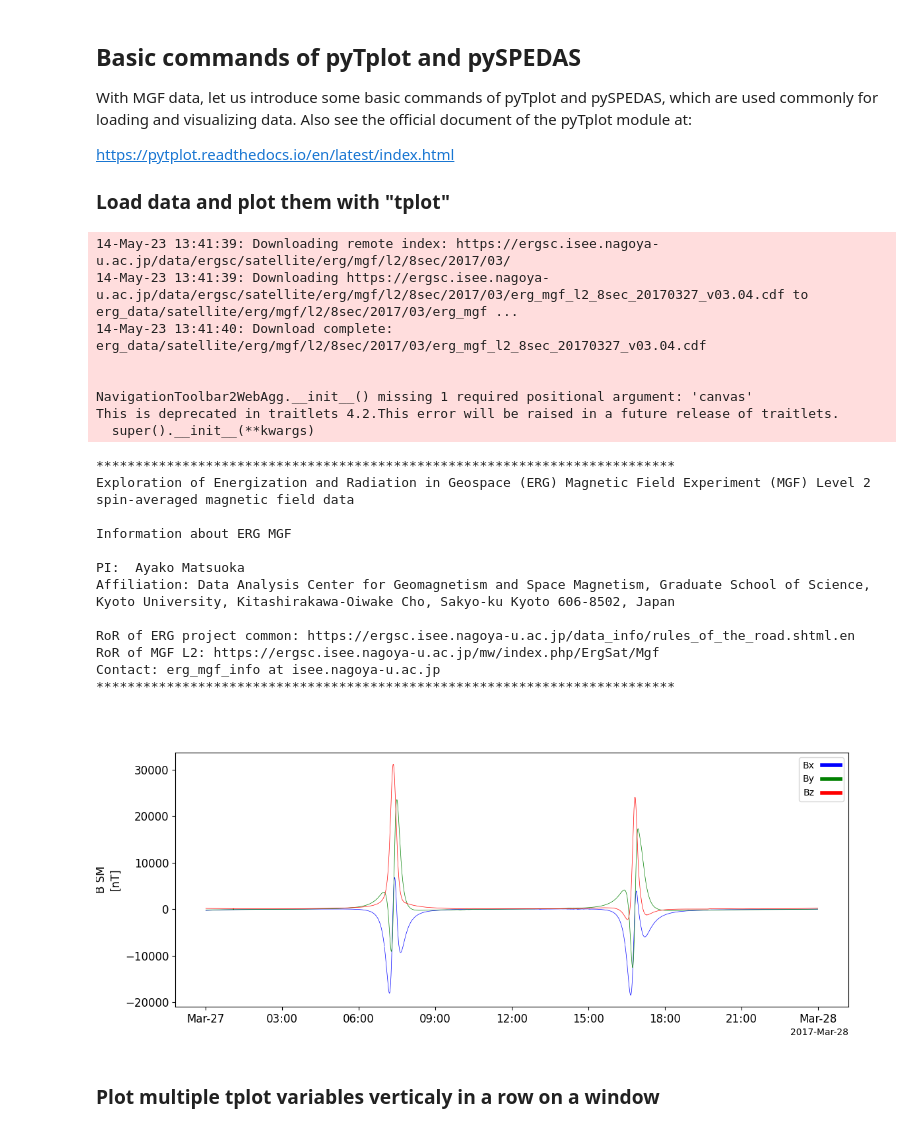
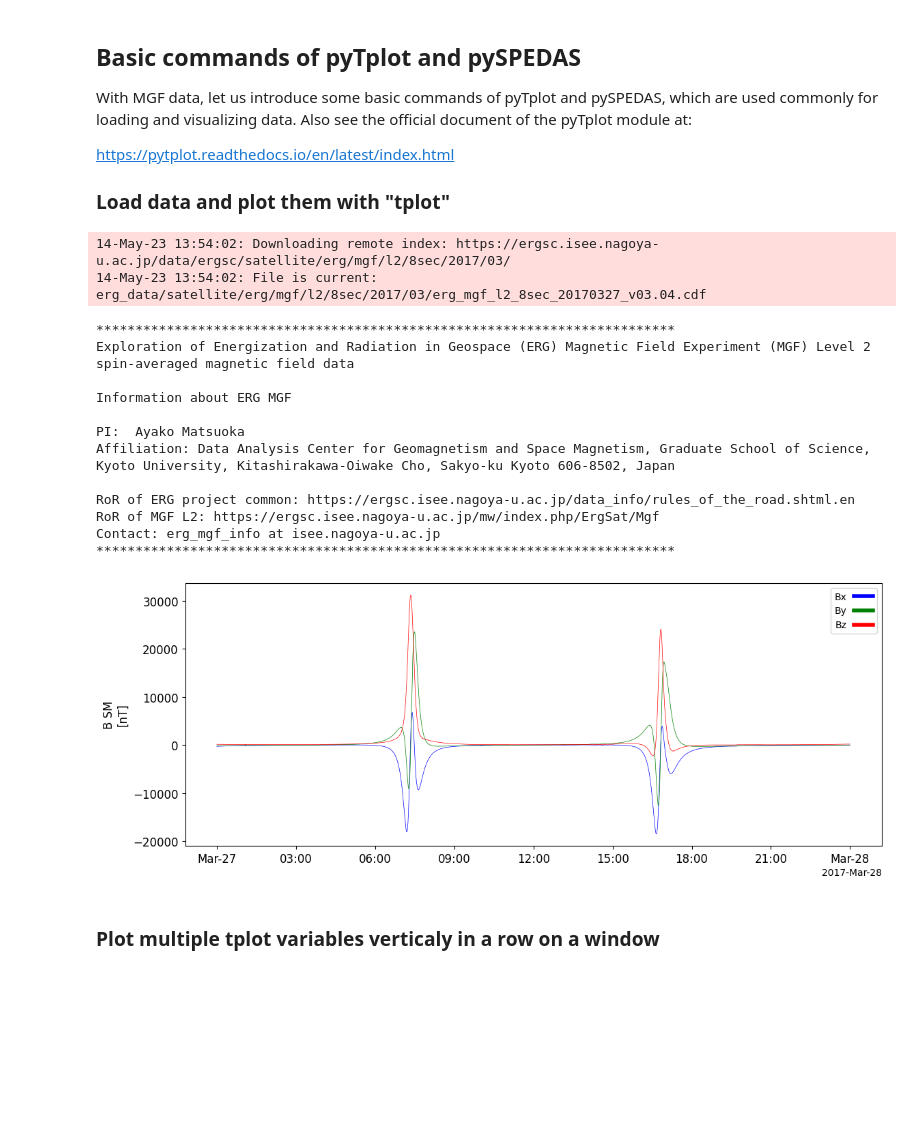
Before and after one commit to JackKTachi/duct_analysis, a Jupyter notebook: basic/Arase_data_examples.ipynb, the cells around one changed output. Cells and saved outputs as stored; diff of their text form; code cells hidden in the pictures; blank space fills up the shorter version.

```diff
--- a/basic/Arase_data_examples.ipynb
+++ b/basic/Arase_data_examples.ipynb
@@ -56,30 +56,24 @@ https://pytplot.readthedocs.io/en/latest/index.html
 # %%
 from pyspedas.erg import mgf
 tr=[ '2017-03-27', '2017-03-28' ]
 vars = mgf( trange=tr )  # load MGF Lv.2 8-s data for 0-24 UT on Mar. 27, 2017.
-tplot( 'erg_mgf_l2_mag_8sec_sm' )
+pytplot.tplot( 'erg_mgf_l2_mag_8sec_sm' )
 # %% [output]
-14-May-23 13:41:39: Downloading remote index: https://ergsc.isee.nagoya-u.ac.jp/data/ergsc/satellite/erg/mgf/l2/8sec/2017/03/
-14-May-23 13:41:39: Downloading https://ergsc.isee.nagoya-u.ac.jp/data/ergsc/satellite/erg/mgf/l2/8sec/2017/03/erg_mgf_l2_8sec_20170327_v03.04.cdf to erg_data/satellite/erg/mgf/l2/8sec/2017/03/erg_mgf ...
-14-May-23 13:41:40: Download complete: erg_data/satellite/erg/mgf/l2/8sec/2017/03/erg_mgf_l2_8sec_20170327_v03.04.cdf
-
-
-NavigationToolbar2WebAgg.__init__() missing 1 required positional argument: 'canvas'
-This is deprecated in traitlets 4.2.This error will be raised in a future release of traitlets.
-  super().__init__(**kwargs)
+14-May-23 13:54:02: Downloading remote index: https://ergsc.isee.nagoya-u.ac.jp/data/ergsc/satellite/erg/mgf/l2/8sec/2017/03/
+14-May-23 13:54:02: File is current: erg_data/satellite/erg/mgf/l2/8sec/2017/03/erg_mgf_l2_8sec_20170327_v03.04.cdf
 **************************************************************************
 Exploration of Energization and Radiation in Geospace (ERG) Magnetic Field Experiment (MGF) Level 2 spin-averaged magnetic field data
 
 Information about ERG MGF
 
 PI:  Ayako Matsuoka
 Affiliation: Data Analysis Center for Geomagnetism and Space Magnetism, Graduate School of Science, Kyoto University, Kitashirakawa-Oiwake Cho, Sakyo-ku Kyoto 606-8502, Japan
 
 RoR of ERG project common: https://ergsc.isee.nagoya-u.ac.jp/data_info/rules_of_the_road.shtml.en
 RoR of MGF L2: https://ergsc.isee.nagoya-u.ac.jp/mw/index.php/ErgSat/Mgf
 Contact: erg_mgf_info at isee.nagoya-u.ac.jp
 **************************************************************************
-[figure, old version]
+[figure, new version]
 # %% [markdown]
 ### Plot multiple tplot variables verticaly in a row on a window
 # %%
```
Also changed, not shown: parts of 2 cells of this notebook, 3 other files.
